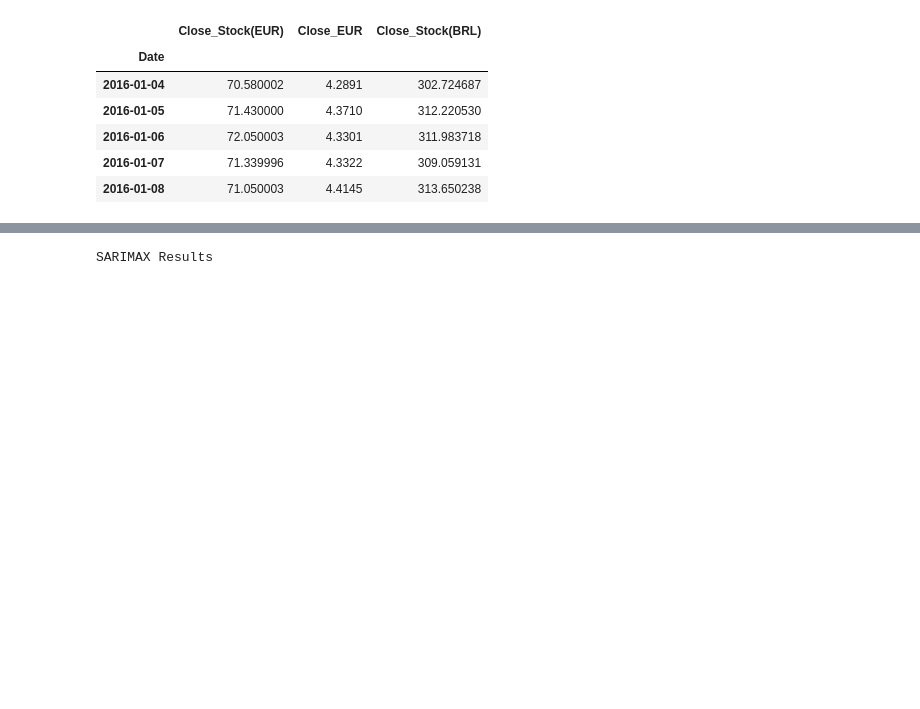
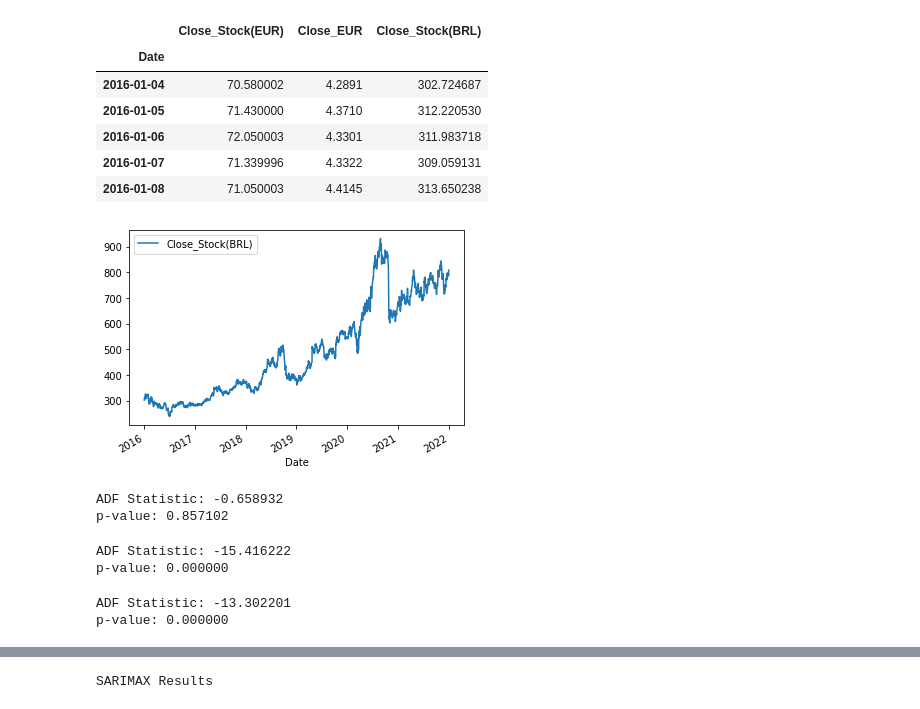
Before and after one commit to Felipe-Renck/stock-price-forecast, a Jupyter notebook: SAP_Stock_Price_ARIMA.ipynb, the cells around one changed output, grey strips where cells are left out. Saved outputs shown, nothing was run; the diff lists cells and outputs as text; code cells hidden in the pictures; blank space fills up the shorter version.

```diff
--- a/SAP_Stock_Price_ARIMA.ipynb
+++ b/SAP_Stock_Price_ARIMA.ipynb
@@ -23,3 +29,30 @@ data.head()
 | 2016-01-06 | 72.050003 | 4.3301 | 311.983718 |
 | 2016-01-07 | 71.339996 | 4.3322 | 309.059131 |
 | 2016-01-08 | 71.050003 | 4.4145 | 313.650238 |
+# %%
+df['Close_Stock(BRL)'].plot()
+plt.legend()
+plt.show()
+# %% [output]
+[figure, added]
+# %%
+result = adfuller(df['Close_Stock(BRL)'].dropna())
+print('ADF Statistic: %f' % result[0])
+print('p-value: %f' % result[1])
+# %% [output]
+ADF Statistic: -0.658932
+p-value: 0.857102
+# %%
+result = adfuller(df['Close_Stock(BRL)'].diff().dropna())
+print('ADF Statistic: %f' % result[0])
+print('p-value: %f' % result[1])
+# %% [output]
+ADF Statistic: -15.416222
+p-value: 0.000000
+# %%
+result = adfuller(df['Close_Stock(BRL)'].diff().diff().dropna())
+print('ADF Statistic: %f' % result[0])
+print('p-value: %f' % result[1])
+# %% [output]
+ADF Statistic: -13.302201
+p-value: 0.000000
```
Also changed, not shown: parts of 8 cells of this notebook, 3 other files.
